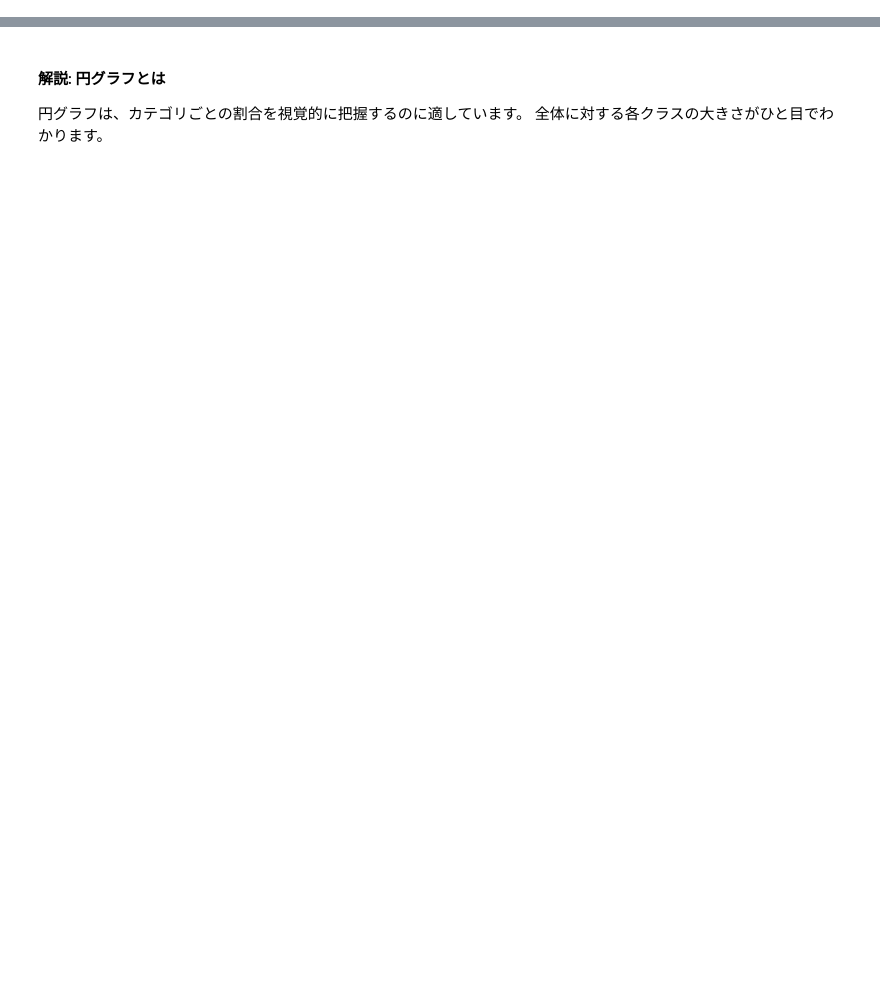
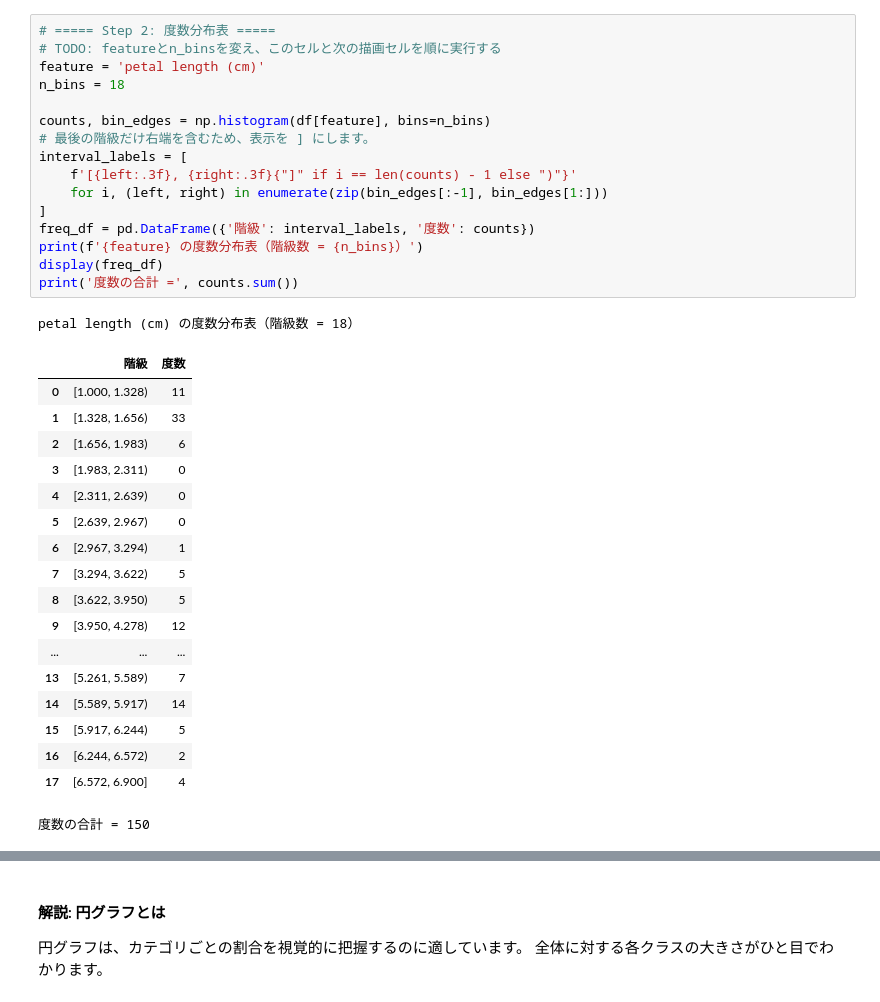
Before and after one commit to KazuhisaFujita/MachineLearning_training, a Jupyter notebook: notebook/lesson02_eda_template.ipynb, the cells around one changed output, grey strips where cells are left out. Drawn from its saved outputs; the diff is of its cells as text; blank space fills up the shorter version.

```diff
--- a/notebook/lesson02_eda_template.ipynb
+++ b/notebook/lesson02_eda_template.ipynb
@@ -332,0 +413,36 @@ plt.show()
+# %%
+# ===== Step 2: 度数分布表 =====
+# TODO: featureとn_binsを変え、このセルと次の描画セルを順に実行する
+feature = 'petal length (cm)'
+n_bins = 18
+
+counts, bin_edges = np.histogram(df[feature], bins=n_bins)
+# 最後の階級だけ右端を含むため、表示を ] にします。
+interval_labels = [
+    f'[{left:.3f}, {right:.3f}{"]" if i == len(counts) - 1 else ")"}'
+    for i, (left, right) in enumerate(zip(bin_edges[:-1], bin_edges[1:]))
+]
+freq_df = pd.DataFrame({'階級': interval_labels, '度数': counts})
+print(f'{feature} の度数分布表（階級数 = {n_bins}）')
+display(freq_df)
+print('度数の合計 =', counts.sum())
+# %% [output]
+petal length (cm) の度数分布表（階級数 = 18）
+|  | 階級 | 度数 |
+| 0 | [1.000, 1.328) | 11 |
+| 1 | [1.328, 1.656) | 33 |
+| 2 | [1.656, 1.983) | 6 |
+| 3 | [1.983, 2.311) | 0 |
+| 4 | [2.311, 2.639) | 0 |
+| 5 | [2.639, 2.967) | 0 |
+| 6 | [2.967, 3.294) | 1 |
+| 7 | [3.294, 3.622) | 5 |
+| 8 | [3.622, 3.950) | 5 |
+| 9 | [3.950, 4.278) | 12 |
+| ... | ... | ... |
+| 13 | [5.261, 5.589) | 7 |
+| 14 | [5.589, 5.917) | 14 |
+| 15 | [5.917, 6.244) | 5 |
+| 16 | [6.244, 6.572) | 2 |
+| 17 | [6.572, 6.900] | 4 |
+度数の合計 = 150
```
Also changed, not shown: parts of 96 cells of this notebook, 1 other file.
